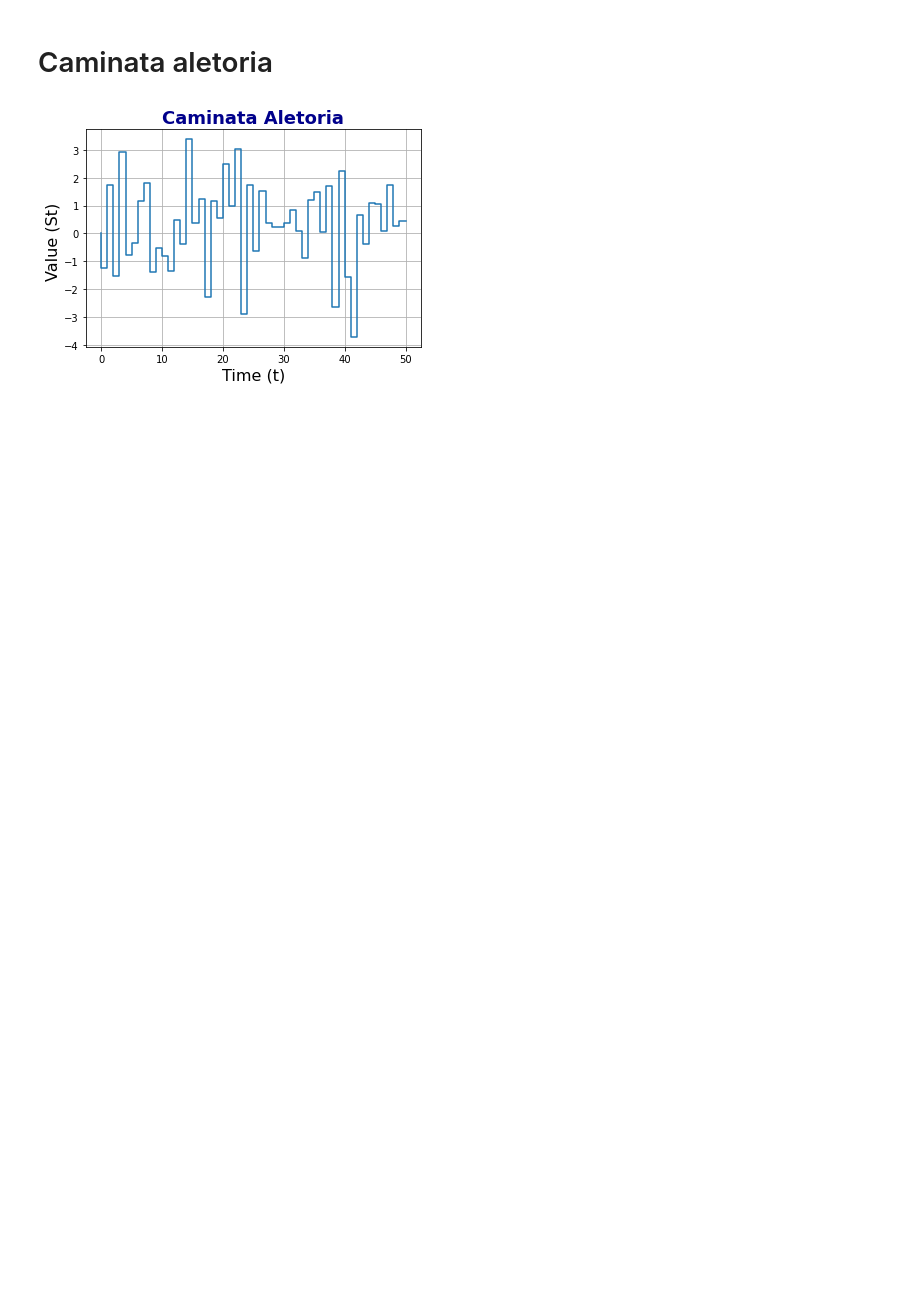
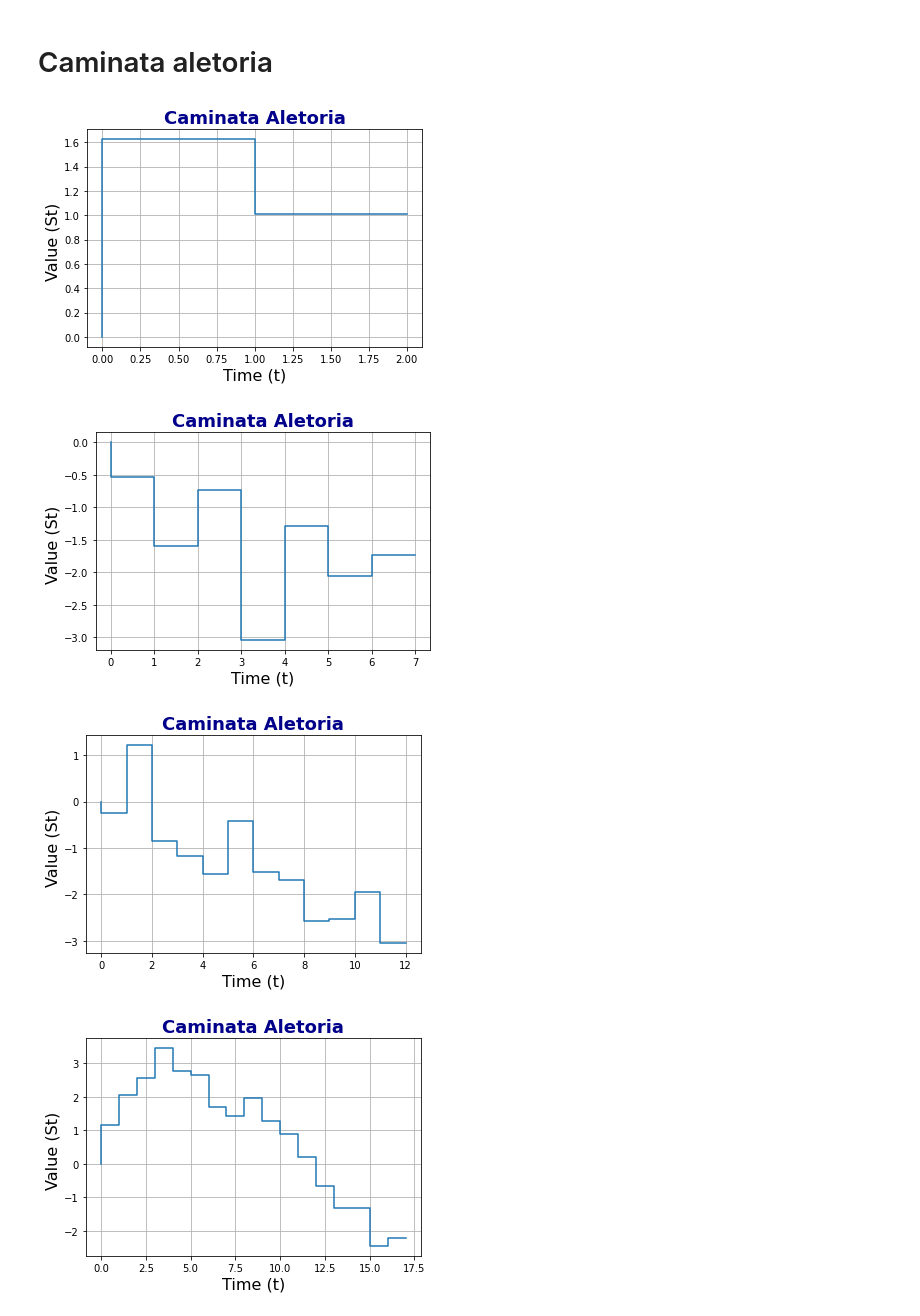
Before and after one commit to sergiomath/dataScience, a Jupyter notebook: seriesDeTiempo/caminata Aletoria.ipynb, the cells around one changed output. Drawn from its saved outputs; the diff is of its cells as text; code cells hidden in the pictures; blank space fills up the shorter version.

Commit message:
caminata final

```diff
--- a/seriesDeTiempo/caminata Aletoria.ipynb
+++ b/seriesDeTiempo/caminata Aletoria.ipynb
@@ -4,9 +4,9 @@
 import numpy as np
 import matplotlib.pyplot as plt
 # %%
-np.random.seed(1)
-mu=0
-sigma=2
-m=3 ##realizaciones de la variable
-t=50 ## número de variables aleatorias
-datos=np.random.normal(mu,sigma,size=(t,m))
+##Genera la variable aletoria St con t variables Xt
+# del proceso estocastico de una normal (mu,sigma)
+def genRW(mu,sigma,t):
+    datos=np.random.normal(mu,sigma,t)
+    st=datos.cumsum(0)
+    return(st)
@@ -15,23 +13,28 @@ st=datos.cumsum(0) # acumulamos la variable
 # %%
 ##Gráficas
-
-x=np.arange(0,t+0.1,0.5).astype(int)
-y=st[:,1]
-funSt=[0]
-for i in datos[:,1] :
-    funSt.append(i)
-    funSt.append(i)
-plt.plot(x,funSt)
-plt.grid(True)
-plt.xlabel("Time (t)", size = 16,)
-plt.ylabel("Value (St) ", size = 16)
-
-plt.title("Caminata Aletoria",
+def graRW(st):
+    x=np.arange(0,len(st)+0.1,0.5).astype(int)
+    y=st
+    funSt=[0]
+    for i in st :
+        funSt.append(i)
+        funSt.append(i)
+    plt.grid(True)
+    plt.xlabel("Time (t)", size = 16,)
+    plt.ylabel("Value (St) ", size = 16)
+    plt.title("Caminata Aletoria",
           fontdict={'color' : 'darkblue',
                     'weight': 'bold',
                     'size': 18})
-plt.show()
+    plt.plot(x,funSt)
+    plt.pause(0.1)
-# %% [output]
-[figure, removed]
 # %%
-##fig,ax=plt.subplot(3,2,sharey=True)
+np.random.seed(1)
+fig, ax = plt.subplots()
+for i in range(2,50,5):
+    graRW(genRW(0,1,i))
+# %% [output]
+[figure, added]
+[figure, added]
+[figure, added]
+[figure, added]
```
Also changed, not shown: parts of 2 cells of this notebook.
